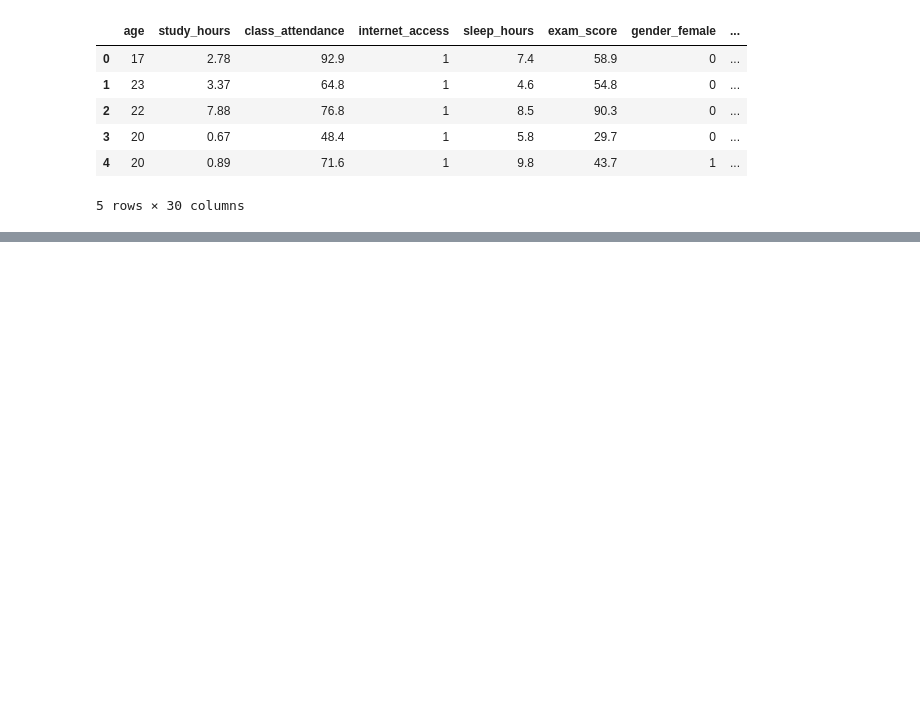
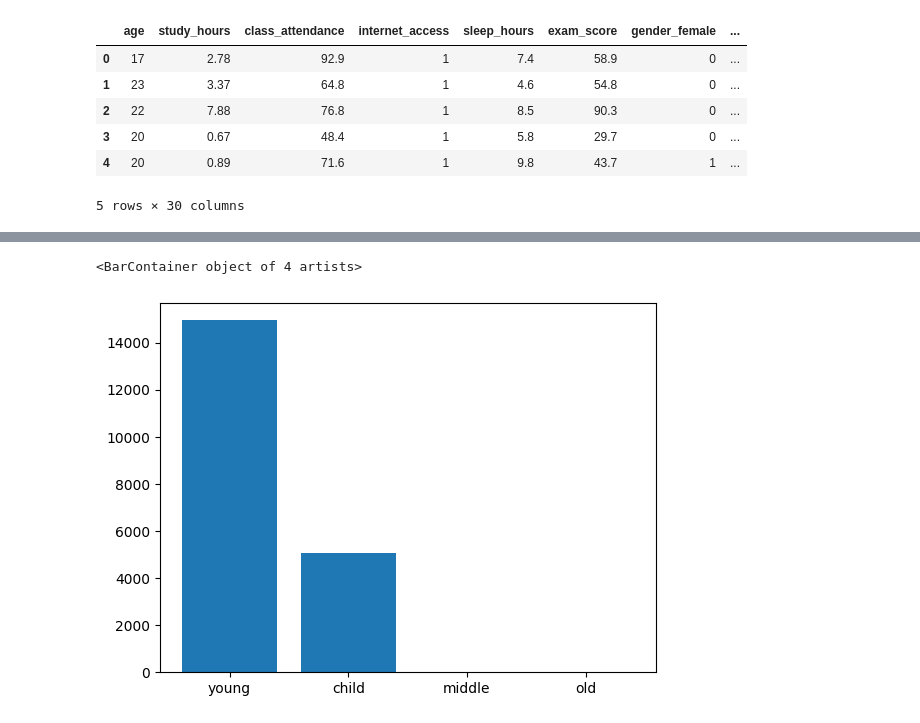
Before and after one commit to sonjoy1s/kaggle_project, a Jupyter notebook: Exam_Score_Prediction_Dataset.ipynb, the cells around one changed output, grey strips where cells are left out. Saved outputs shown, nothing was run; the diff lists cells and outputs as text; code cells hidden in the pictures; blank space fills up the shorter version.

```diff
--- a/Exam_Score_Prediction_Dataset.ipynb
+++ b/Exam_Score_Prediction_Dataset.ipynb
@@ -195,3 +199,5 @@ df_h.head()
 | 3 | 20 | 0.67 | 48.4 | 1 | 5.8 | 29.7 | 0 | ... |
 | 4 | 20 | 0.89 | 71.6 | 1 | 9.8 | 43.7 | 1 | ... |
 5 rows × 30 columns
+# %%
+df_h['age_bin'] = pd.cut(df_h['age'],bins=[0,18,30,50,70],labels=['child','young','middle','old'])
@@ -197,0 +214,5 @@ df_h.head()
+# %%
+plt.bar(df_h['age_bin'].value_counts().index,df_h['age_bin'].value_counts().values)
+# %% [output]
+<BarContainer object of 4 artists>
+[figure, added]
```
Also changed, not shown: parts of 9 cells of this notebook.
